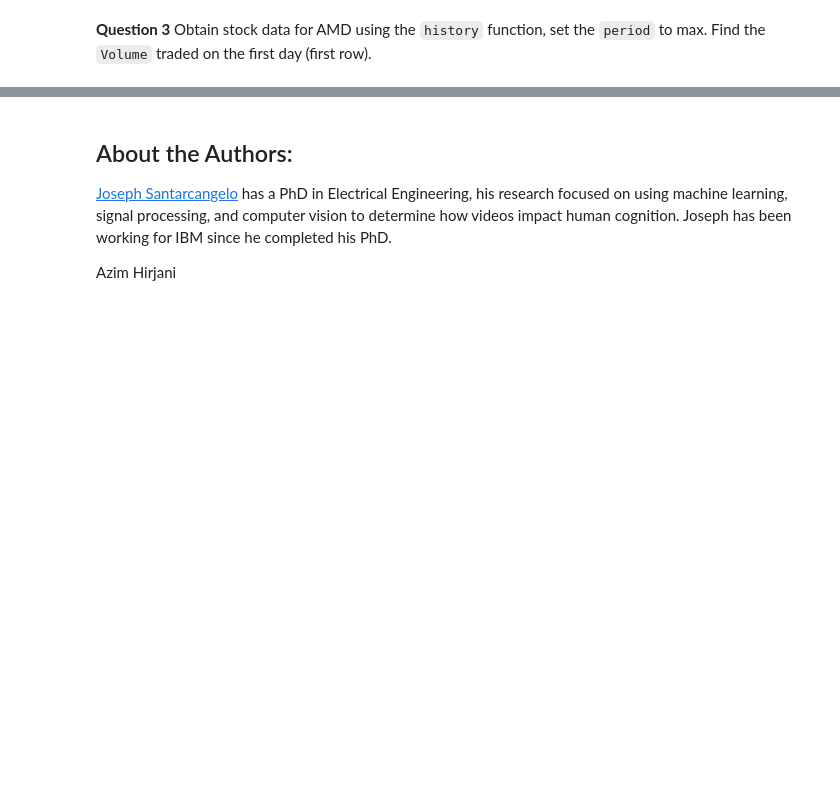
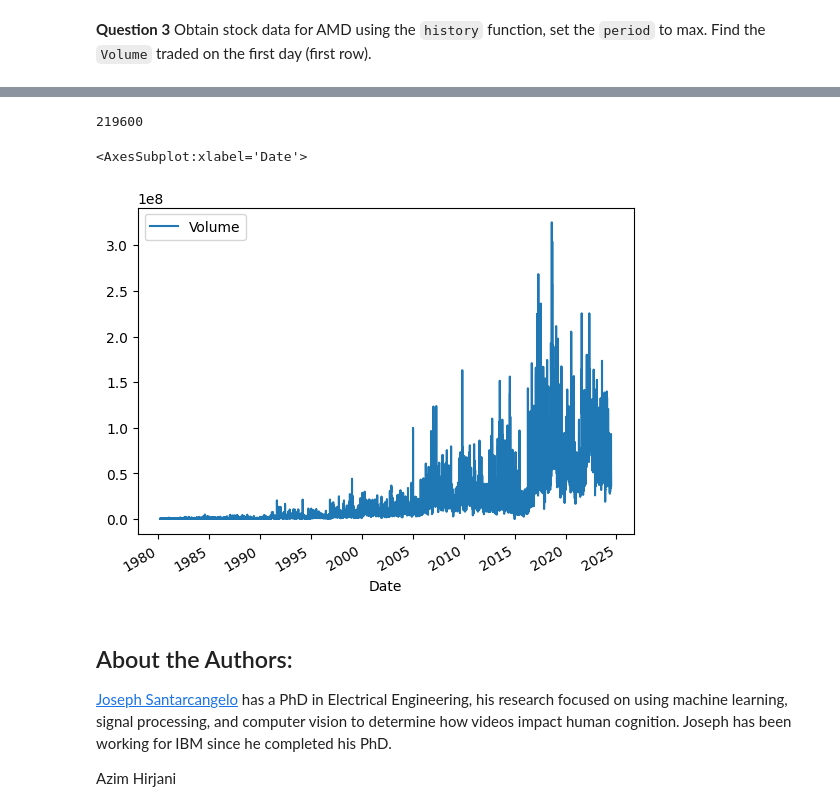
Before and after one commit to gmalagonv/IBM_cert, a Jupyter notebook: Python_for_Data_Science/final_project/Final_Assignment Library.ipynb, the cells around one changed output, grey strips where cells are left out. Cells and saved outputs as stored; diff of their text form; code cells hidden in the pictures; blank space fills up the shorter version.

```diff
--- a/Python_for_Data_Science/final_project/Final_Assignment Library.ipynb
+++ b/Python_for_Data_Science/final_project/Final_Assignment Library.ipynb
@@ -111,5 +182,7 @@ apple.dividends.plot()
 ## Exercise
 # %% [markdown]
 Now using the `Ticker` module create an object for AMD (Advanced Micro Devices) with the ticker symbol is `AMD` called; name the object <code>amd</code>.
+# %%
+amd = yf.Ticker("AMD")
 # %%
 !wget https://cf-courses-data.s3.us.cloud-object-storage.appdomain.cloud/IBMDeveloperSkillsNetwork-PY0220EN-SkillsNetwork/data/amd.json
@@ -127,2 +237,5 @@ amd_info
 # %% [markdown]
 <b>Question 3</b> Obtain stock data for AMD using the `history` function, set the `period` to max. Find the `Volume` traded on the first day (first row).
+# %%
+amd_df = amd.history(period="max")
+amd_df.head()
@@ -128,0 +250,3 @@ amd_info
+# %%
+amd_df.reset_index(inplace=True)
+amd_df.head()
@@ -129,3 +260,12 @@ amd_info
+# %%
+amd_df.loc[0,'Volume']
+# %% [output]
+219600
+# %%
+amd_df.plot(x="Date", y="Volume")
+# %% [output]
+<AxesSubplot:xlabel='Date'>
+[figure, added]
 # %% [markdown]
 <h2>About the Authors:</h2>
 
```
Also changed, not shown: parts of 16 cells of this notebook, 2 other files.
